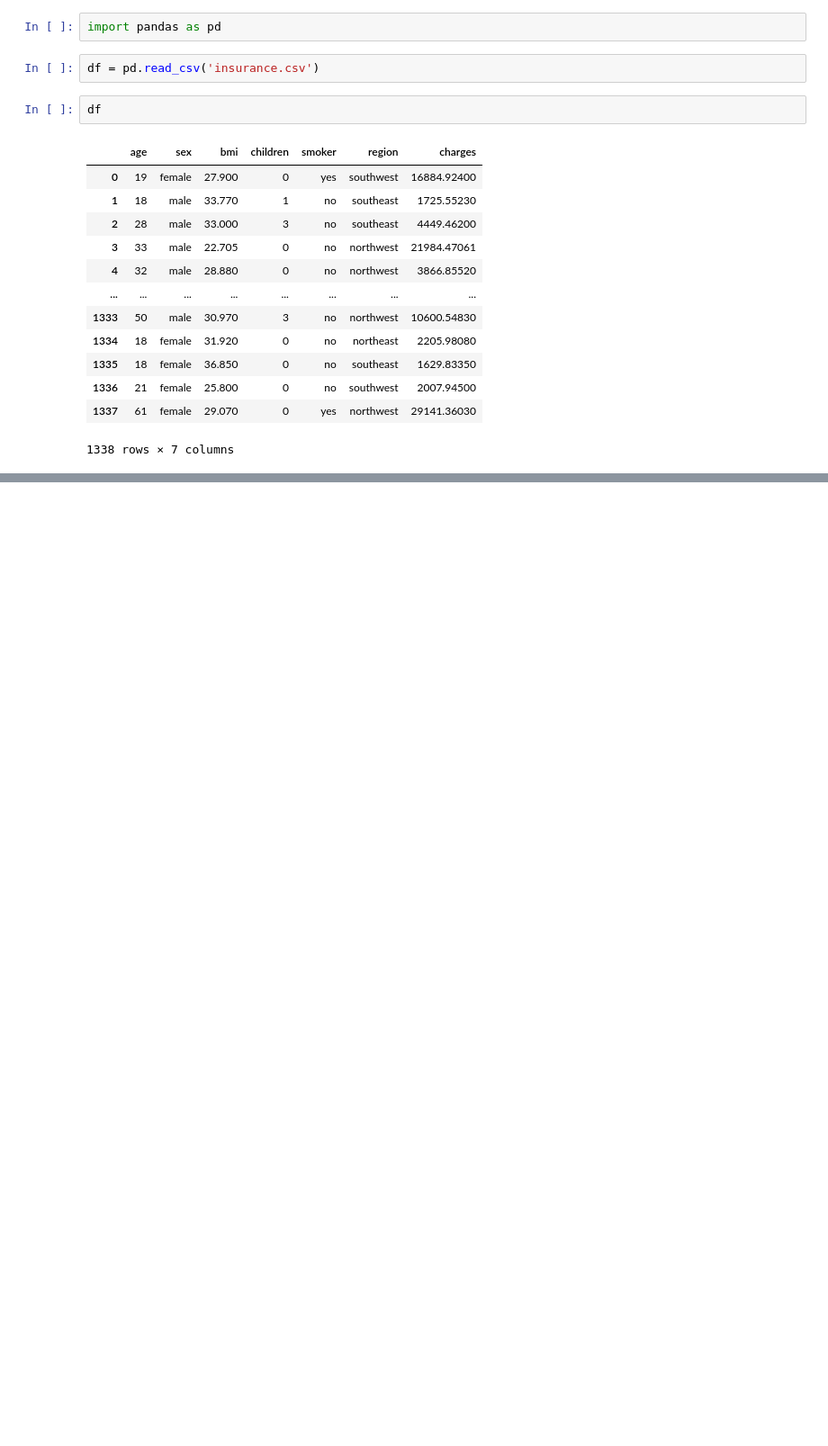
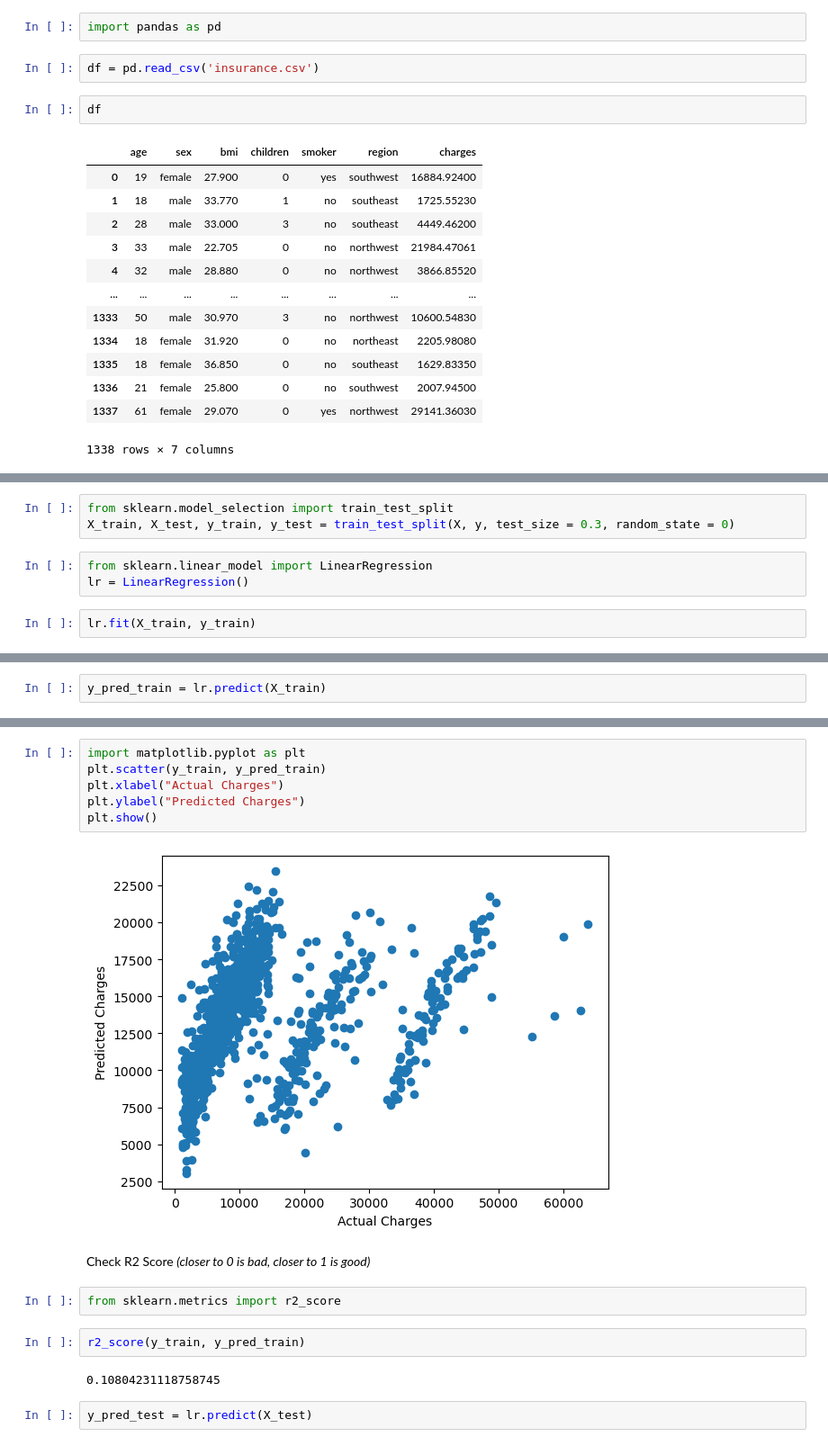
Before and after one commit to muhammadhananbaloch/practice_DS-ML, a Jupyter notebook: Multiple Linear Regression Model (practice 2)/Multiple Linear Regression Model.ipynb, the cells around one changed output, grey strips where cells are left out. Shown at 90% size. Drawn from its saved outputs; the diff is of its cells as text; blank space fills up the shorter version.

Commit message:
create multi linear regression model, also check r2 score for train/test prediction.

```diff
--- a/Multiple Linear Regression Model (practice 2)/Multiple Linear Regression Model.ipynb
+++ b/Multiple Linear Regression Model (practice 2)/Multiple Linear Regression Model.ipynb
@@ -20,0 +94,8 @@ df
+# %%
+from sklearn.model_selection import train_test_split
+X_train, X_test, y_train, y_test = train_test_split(X, y, test_size = 0.3, random_state = 0)
+# %%
+from sklearn.linear_model import LinearRegression
+lr = LinearRegression()
+# %%
+lr.fit(X_train, y_train)
@@ -20,0 +115,2 @@ df
+# %%
+y_pred_train = lr.predict(X_train)
@@ -20,0 +137,18 @@ df
+# %%
+import matplotlib.pyplot as plt
+plt.scatter(y_train, y_pred_train)
+plt.xlabel("Actual Charges")
+plt.ylabel("Predicted Charges")
+plt.show()
+# %% [output]
+[figure, added]
+# %% [markdown]
+Check R2 Score _(closer to 0 is bad, closer to 1 is good)_
+# %%
+from sklearn.metrics import r2_score
+# %%
+r2_score(y_train, y_pred_train)
+# %% [output]
+0.10804231118758745
+# %%
+y_pred_test = lr.predict(X_test)
```
Also changed, not shown: parts of 14 cells of this notebook.
